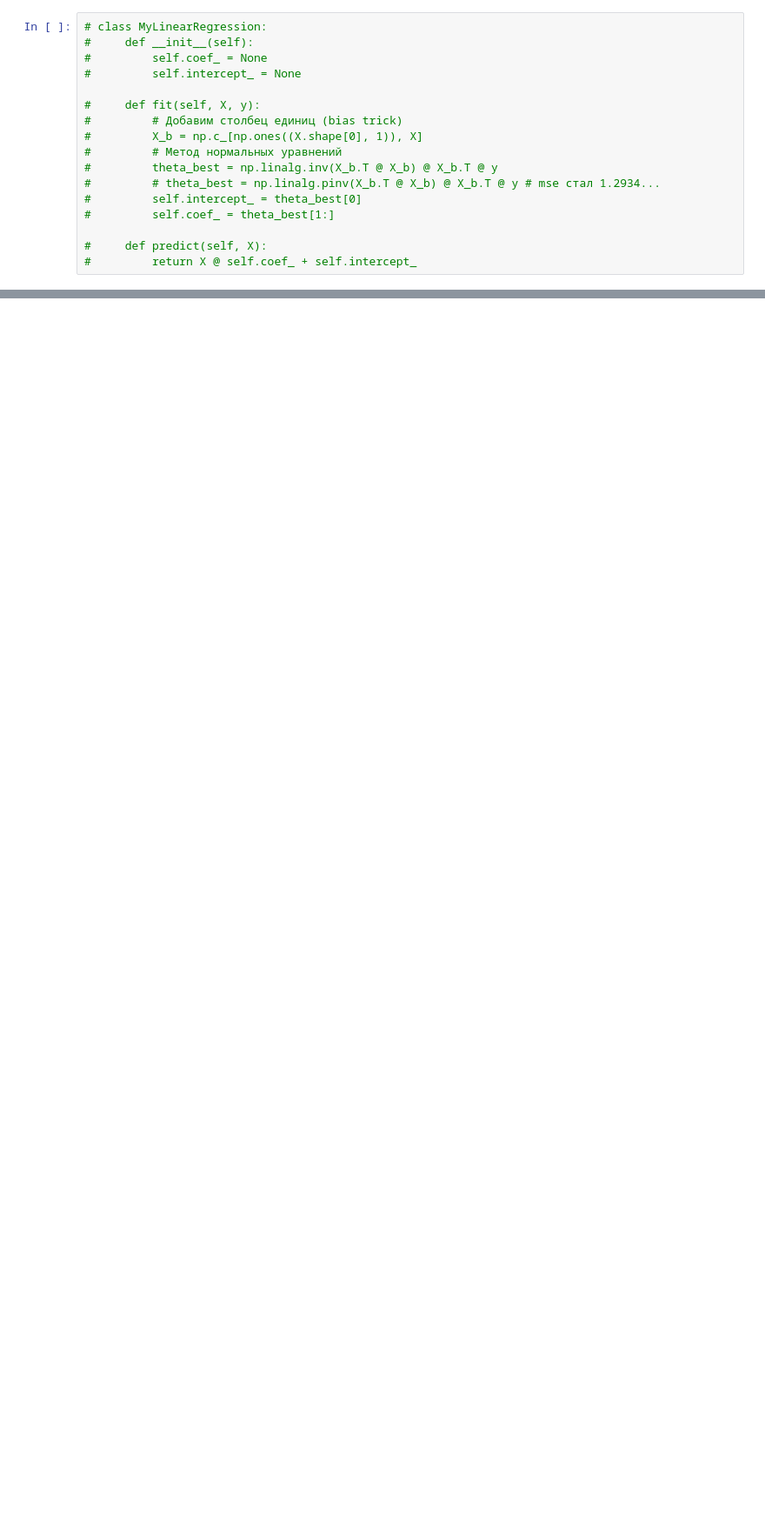
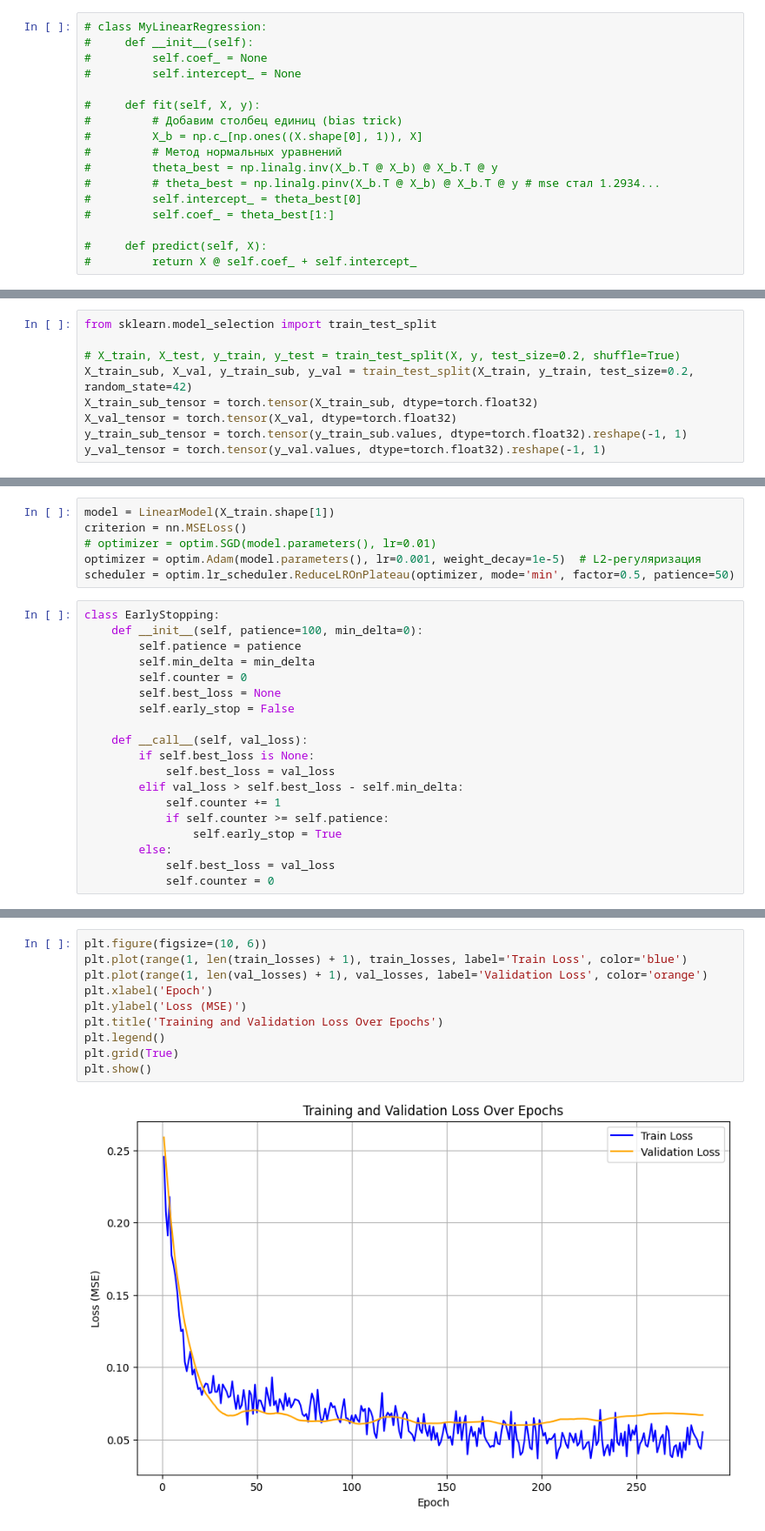
Before and after one commit to pryanik/i3_shades_of_mind, a Jupyter notebook: linear_regression.ipynb, the cells around one changed output, grey strips where cells are left out. Shown at 87% size. Drawn from its saved outputs; the diff is of its cells as text; blank space fills up the shorter version.

```diff
--- a/linear_regression.ipynb
+++ b/linear_regression.ipynb
@@ -127,0 +335,9 @@ print(f"Средняя ошибка на кросс-валидации: {-scores
+# %%
+from sklearn.model_selection import train_test_split
+
+# X_train, X_test, y_train, y_test = train_test_split(X, y, test_size=0.2, shuffle=True)
+X_train_sub, X_val, y_train_sub, y_val = train_test_split(X_train, y_train, test_size=0.2, random_state=42)
+X_train_sub_tensor = torch.tensor(X_train_sub, dtype=torch.float32)
+X_val_tensor = torch.tensor(X_val, dtype=torch.float32)
+y_train_sub_tensor = torch.tensor(y_train_sub.values, dtype=torch.float32).reshape(-1, 1)
+y_val_tensor = torch.tensor(y_val.values, dtype=torch.float32).reshape(-1, 1)
@@ -127,0 +390,25 @@ print(f"Средняя ошибка на кросс-валидации: {-scores
+# %%
+model = LinearModel(X_train.shape[1])
+criterion = nn.MSELoss()
+# optimizer = optim.SGD(model.parameters(), lr=0.01)
+optimizer = optim.Adam(model.parameters(), lr=0.001, weight_decay=1e-5)  # L2-регуляризация
+scheduler = optim.lr_scheduler.ReduceLROnPlateau(optimizer, mode='min', factor=0.5, patience=50)
+# %%
+class EarlyStopping:
+    def __init__(self, patience=100, min_delta=0):
+        self.patience = patience
+        self.min_delta = min_delta
+        self.counter = 0
+        self.best_loss = None
+        self.early_stop = False
+
+    def __call__(self, val_loss):
+        if self.best_loss is None:
+            self.best_loss = val_loss
+        elif val_loss > self.best_loss - self.min_delta:
+            self.counter += 1
+            if self.counter >= self.patience:
+                self.early_stop = True
+        else:
+            self.best_loss = val_loss
+            self.counter = 0
@@ -127,0 +493,12 @@ print(f"Средняя ошибка на кросс-валидации: {-scores
+# %%
+plt.figure(figsize=(10, 6))
+plt.plot(range(1, len(train_losses) + 1), train_losses, label='Train Loss', color='blue')
+plt.plot(range(1, len(val_losses) + 1), val_losses, label='Validation Loss', color='orange')
+plt.xlabel('Epoch')
+plt.ylabel('Loss (MSE)')
+plt.title('Training and Validation Loss Over Epochs')
+plt.legend()
+plt.grid(True)
+plt.show()
+# %% [output]
+[figure, added]
```
Also changed, not shown: parts of 45 cells of this notebook.
